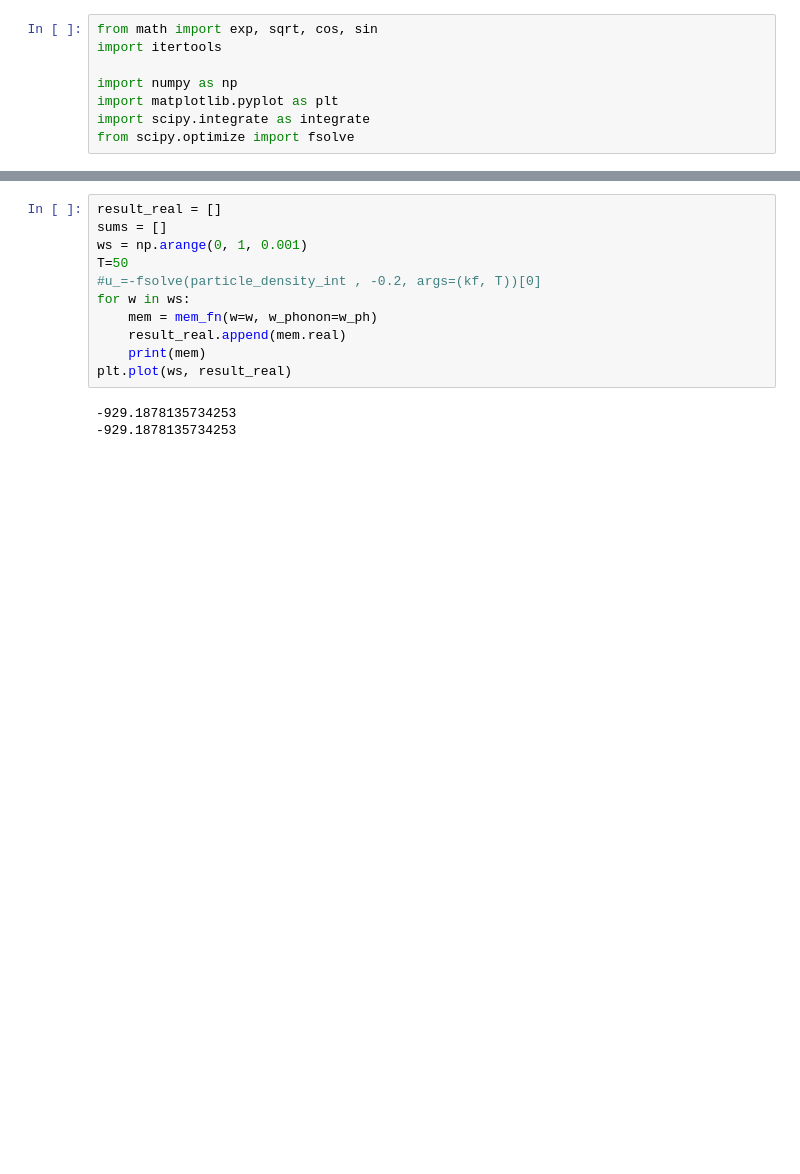
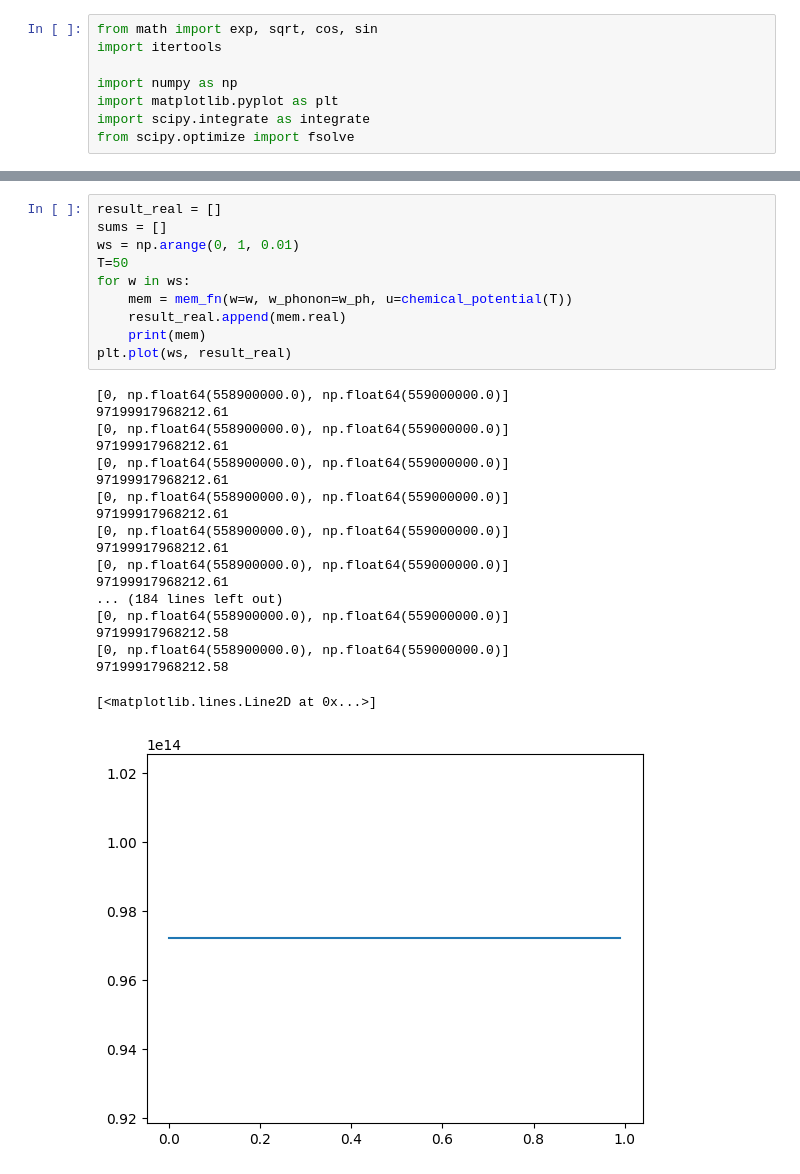
Before and after one commit to ppapac/24112024_memfn, a Jupyter notebook: Untitled-1copy.ipynb, the cells around one changed output, grey strips where cells are left out. Cells and saved outputs as stored; diff of their text form; blank space fills up the shorter version.

```diff
--- a/Untitled-1copy.ipynb
+++ b/Untitled-1copy.ipynb
@@ -74,15 +93,31 @@ plt.plot(ks, sums)
 # %%
 result_real = []
 sums = []
-ws = np.arange(0, 1, 0.001)
+ws = np.arange(0, 1, 0.01)
 T=50
-#u_=-fsolve(particle_density_int , -0.2, args=(kf, T))[0]
 for w in ws:
-    mem = mem_fn(w=w, w_phonon=w_ph)
+    mem = mem_fn(w=w, w_phonon=w_ph, u=chemical_potential(T))
     result_real.append(mem.real)
     print(mem)
 plt.plot(ws, result_real)
 # %% [output]
--929.1878135734253
--929.1878135734253
+[0, np.float64(558900000.0), np.float64(559000000.0)]
+97199917968212.61
+[0, np.float64(558900000.0), np.float64(559000000.0)]
+97199917968212.61
+[0, np.float64(558900000.0), np.float64(559000000.0)]
+97199917968212.61
+[0, np.float64(558900000.0), np.float64(559000000.0)]
+97199917968212.61
+[0, np.float64(558900000.0), np.float64(559000000.0)]
+97199917968212.61
+[0, np.float64(558900000.0), np.float64(559000000.0)]
+97199917968212.61
+... (184 lines left out)
+[0, np.float64(558900000.0), np.float64(559000000.0)]
+97199917968212.58
+[0, np.float64(558900000.0), np.float64(559000000.0)]
+97199917968212.58
+[<matplotlib.lines.Line2D at 0x...>]
+[figure, added]
 # %%
```
Also changed, not shown: parts of 8 cells of this notebook, 2 other files.
